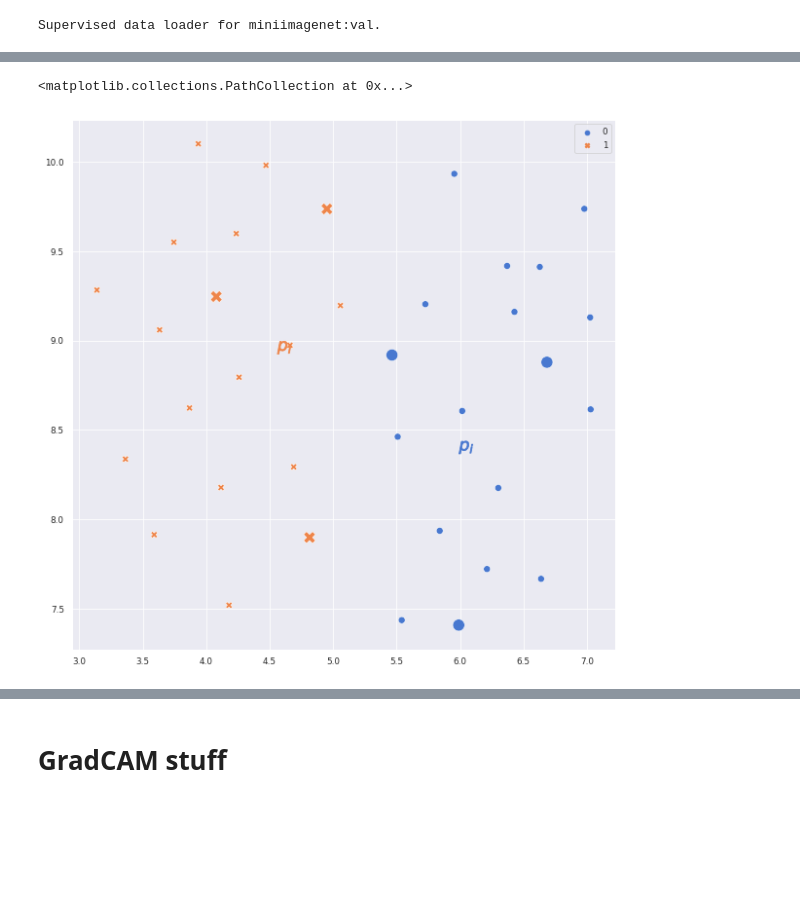
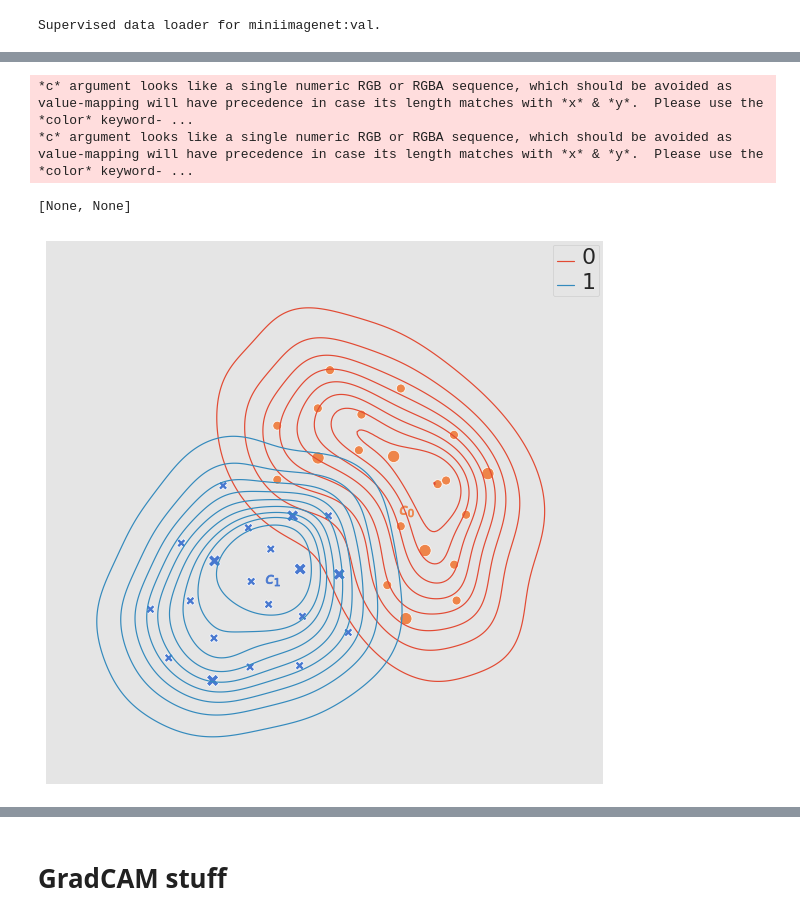
Before and after one commit to ojss/SAMPTransfer, a Jupyter notebook: re_rep_effects.ipynb, the cells around one changed output, grey strips where cells are left out. Drawn from its saved outputs; the diff is of its cells as text; code cells hidden in the pictures; blank space fills up the shorter version.

```diff
--- a/re_rep_effects.ipynb
+++ b/re_rep_effects.ipynb
@@ -163,0 +264,16 @@ plot1.get_figure().savefig("raw_emb.pdf")
+# %%
+# sns.set(rc={'figure.figsize':(10,10)})
+sns.set_context("paper")
+sns.despine(left=True, bottom=True)
+fig, ax = plt.subplots(figsize=(10,10))
+ax.grid(False)
+palette = sns.color_palette("muted", k)[::-1]
+plot1 = sns.scatterplot(x=r_o[:, 0], y=r_o[:, 1], hue=tru_y.cpu().numpy(), palette=palette, legend="auto", style=tru_y.cpu().numpy(), s=s, ax=ax)
+plot1.set(xticklabels=[], yticklabels=[])
+protos1 = np.split(r_o, ([10, 30]))[0].reshape(k, -1, 2).mean(1)
+# sns.scatterplot(x=protos1[:, 0], y=protos1[:, 1], hue=[1, 2, 0], palette=palette, legend="auto", markers=["h", "h", "h"], s=200)
+for i, p in enumerate(protos1):
+    plt.scatter(x=p[0], y=p[1], c=palette[i], s=200, marker=f'$c_{i}$')
+sns.kdeplot(x=r_o[:, 0], y=r_o[:, 1], hue=tru_y.cpu().numpy().tolist())
+plt.setp(ax.get_legend().get_texts(), fontsize='22') # for legend text
+plt.setp(ax.get_legend().get_title(), fontsize='32')
@@ -165,23 +287,32 @@ plot1.get_figure().savefig("raw_emb.pdf")
 transportation_module = OptimalTransport(regularization=0.05, learn_regularization=False, max_iter=1000,
                                                      stopping_criterion=1e-4, device="cuda")
 # %%
-z_supp, z_query = z_o.split([6, 30])
+z_supp, z_query = z_o.split([10, 30])
 # %%
 z_supp, z_query = transportation_module(z_supp, z_query)
 # %%
 z = torch.cat([z_supp, z_query])
 # %%
-r = UMAP(n_neighbors=15).fit_transform(z.cpu().detach().numpy())
+r = UMAP(n_neighbors=20, min_dist=0.25).fit_transform(z.cpu().detach().numpy())
 # %%
 tru_y = torch.cat([y_train, y_test])
-s = [150] * y_train.shape[-1] + [50] * y_test.shape[-1]
+s = [150] * y_train.shape[-1] + [80] * y_test.shape[-1]
 # %%
-sns.set(rc={'figure.figsize':(10,10)})
 sns.set_context("paper")
-plot2 = sns.scatterplot(x=r[:, 0], y=r[:, 1], hue=tru_y.cpu().numpy(), palette=sns.color_palette("muted", k), legend="auto", style=tru_y.cpu().numpy(), s=s)
-protos2 = np.split(r, ([6, 30]))[0].reshape(k, -1, 2).mean(1)
-plt.scatter(x=protos2[:, 0], y=protos2[:, 1], c=sns.color_palette("muted", k)[::-1], s=200, marker='$p_i$')
+palette = sns.color_palette("muted", k)[::-1]
+fig, ax = plt.subplots(figsize=(10,10))
+ax.grid(False)
+plot2 = sns.scatterplot(x=r[:, 0], y=r[:, 1], hue=tru_y.cpu().numpy(), palette=palette, legend="auto", style=tru_y.cpu().numpy(), s=s, ax=ax)
+plot2.set(xticklabels=[], yticklabels=[])
+protos2 = np.split(r, ([10, 30]))[0].reshape(k, -1, 2).mean(1)
+for i, p in enumerate(protos2):
+    plt.scatter(x=p[0], y=p[1], c=palette[i], s=200, marker=f'$c_{i}$')
 # sns.scatterplot(x=protos2[:, 0], y=protos2[:, 1], hue=[1, 2, 0], palette=palette, legend="auto", markers=["h", "h", "h"], s=200)
+sns.kdeplot(x=r[:, 0], y=r[:, 1], hue=tru_y.cpu().numpy().tolist())
+plt.setp(ax.get_legend().get_texts(), fontsize='22') # for legend text
+plt.setp(ax.get_legend().get_title(), fontsize='32')
 # %% [output]
-<matplotlib.collections.PathCollection at 0x...>
+*c* argument looks like a single numeric RGB or RGBA sequence, which should be avoided as value-mapping will have precedence in case its length matches with *x* & *y*.  Please use the *color* keyword- ...
+*c* argument looks like a single numeric RGB or RGBA sequence, which should be avoided as value-mapping will have precedence in case its length matches with *x* & *y*.  Please use the *color* keyword- ...
+[None, None]
-[figure, old version]
+[figure, new version]
```
Also changed, not shown: parts of 81 cells of this notebook, 9 other files.
